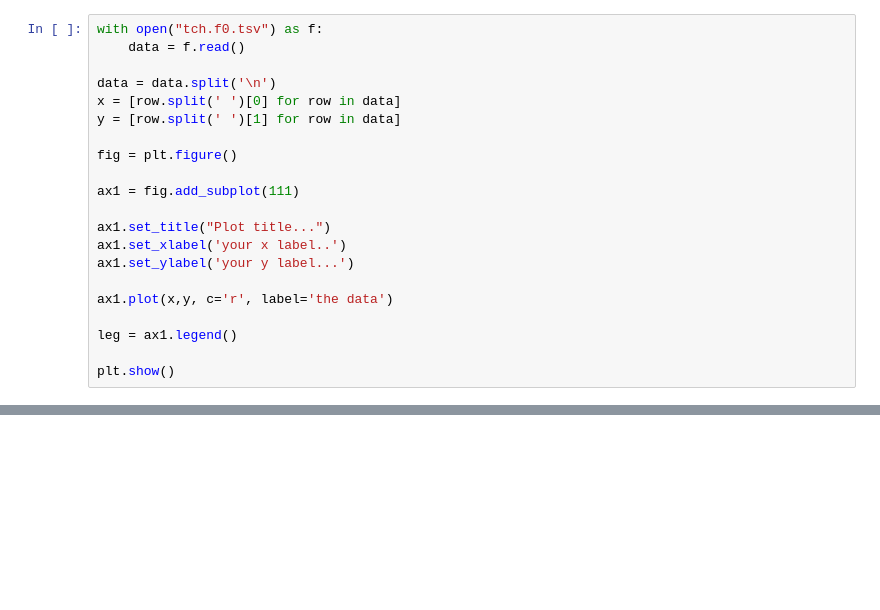
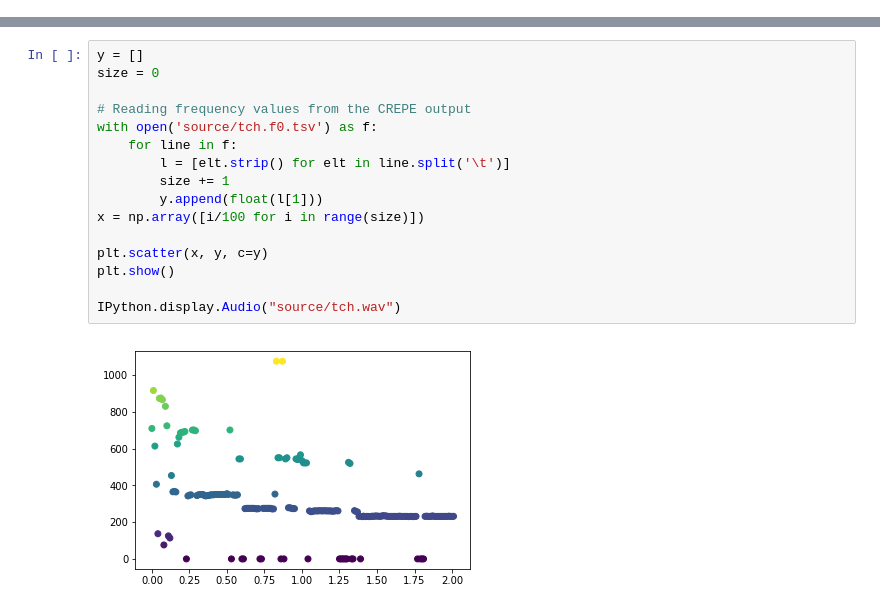
Before and after one commit to OnurOrhan/music-transcription-research, a Jupyter notebook: Report.ipynb, the cells around one changed output, grey strips where cells are left out. Drawn from its saved outputs; the diff is of its cells as text; blank space fills up the shorter version.

```diff
--- a/Report.ipynb
+++ b/Report.ipynb
@@ -65,21 +58,0 @@ plt.show()
-# %%
-with open("tch.f0.tsv") as f:
-    data = f.read()
-
-data = data.split('\n')
-x = [row.split(' ')[0] for row in data]
-y = [row.split(' ')[1] for row in data]
-
-fig = plt.figure()
-
-ax1 = fig.add_subplot(111)
-
-ax1.set_title("Plot title...")
-ax1.set_xlabel('your x label..')
-ax1.set_ylabel('your y label...')
-
-ax1.plot(x,y, c='r', label='the data')
-
-leg = ax1.legend()
-
-plt.show()
@@ -92,0 +82,18 @@ IndexError: list index out of range
+# %%
+y = []
+size = 0
+
+# Reading frequency values from the CREPE output
+with open('source/tch.f0.tsv') as f:
+    for line in f:
+        l = [elt.strip() for elt in line.split('\t')]
+        size += 1
+        y.append(float(l[1]))
+x = np.array([i/100 for i in range(size)])
+
+plt.scatter(x, y, c=y)
+plt.show()
+
+IPython.display.Audio("source/tch.wav")
+# %% [output]
+[figure, added]
```
Also changed, not shown: parts of 16 cells of this notebook, 3 other files.
